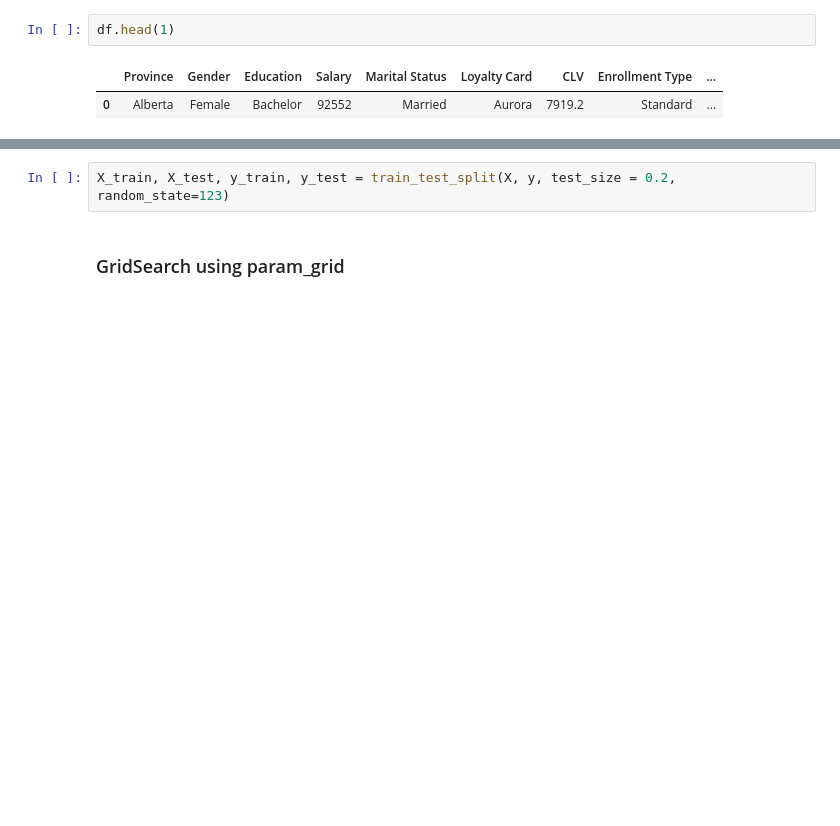
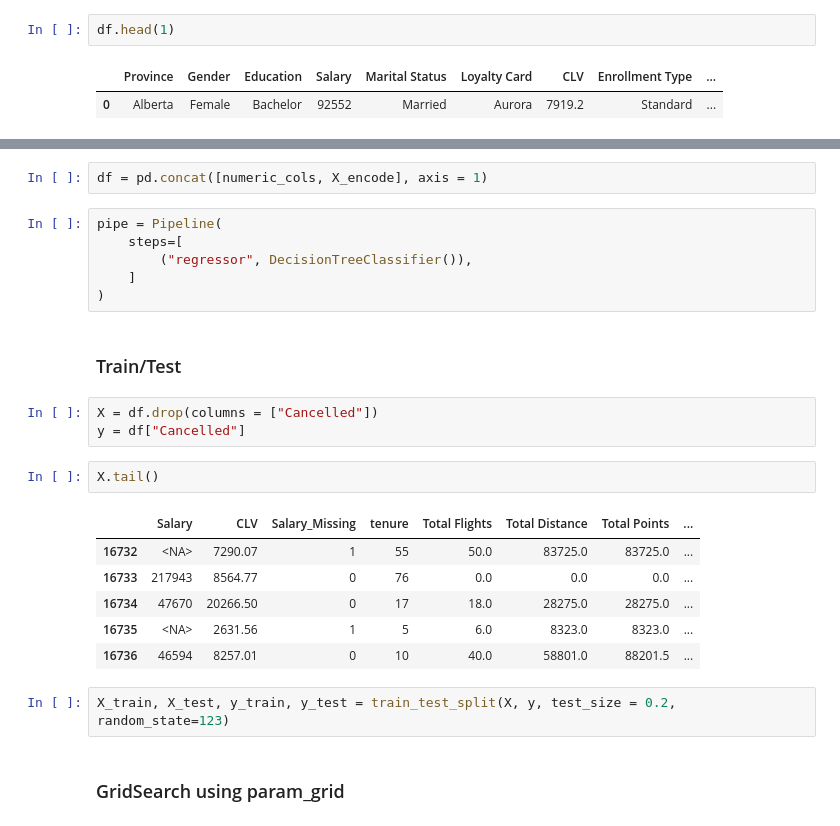
Before and after one commit to LeviZ08/Airline-Loyalty-Program-Churn-and-Analytics-, a Jupyter notebook: Airline_Analysis.ipynb, the cells around one changed output, grey strips where cells are left out. Cells and saved outputs as stored; diff of their text form; blank space fills up the shorter version.

```diff
--- a/Airline_Analysis.ipynb
+++ b/Airline_Analysis.ipynb
@@ -344,3 +374,25 @@ X.head()
+# %%
+df = pd.concat([numeric_cols, X_encode], axis = 1)
+# %%
+pipe = Pipeline(
+    steps=[
+        ("regressor", DecisionTreeClassifier()),
+    ]
+)
+# %% [markdown]
+### Train/Test
+# %%
+X = df.drop(columns = ["Cancelled"])
+y = df["Cancelled"]
+# %%
+X.tail()
+# %% [output]
+|  | Salary | CLV | Salary_Missing | tenure | Total Flights | Total Distance | Total Points | ... |
+| 16732 | <NA> | 7290.07 | 1 | 55 | 50.0 | 83725.0 | 83725.0 | ... |
+| 16733 | 217943 | 8564.77 | 0 | 76 | 0.0 | 0.0 | 0.0 | ... |
+| 16734 | 47670 | 20266.50 | 0 | 17 | 18.0 | 28275.0 | 28275.0 | ... |
+| 16735 | <NA> | 2631.56 | 1 | 5 | 6.0 | 8323.0 | 8323.0 | ... |
+| 16736 | 46594 | 8257.01 | 0 | 10 | 40.0 | 58801.0 | 88201.5 | ... |
 # %%
 X_train, X_test, y_train, y_test = train_test_split(X, y, test_size = 0.2, random_state=123)
 # %% [markdown]
```
Also changed, not shown: parts of 21 cells of this notebook.
